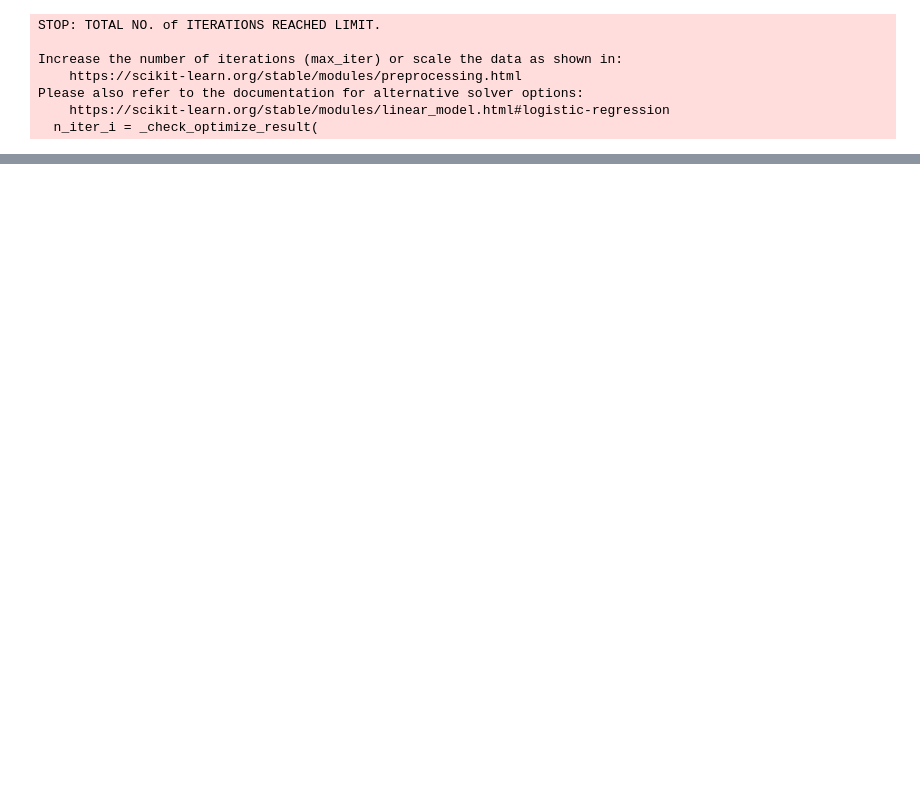
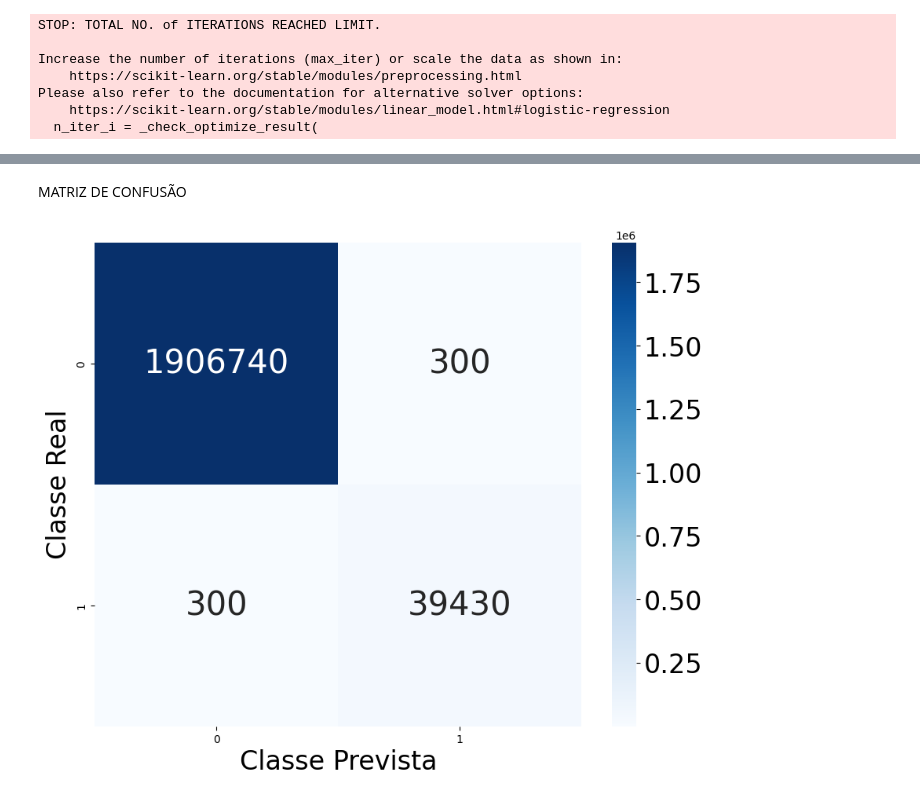
Before and after one commit to guilhermehip/previsao-patologias, a Jupyter notebook: app/notebooks/modelo-logistico-multinomial.ipynb, the cells around one changed output, grey strips where cells are left out. Cells and saved outputs as stored; diff of their text form; code cells hidden in the pictures; blank space fills up the shorter version.

```diff
--- a/app/notebooks/modelo-logistico-multinomial.ipynb
+++ b/app/notebooks/modelo-logistico-multinomial.ipynb
@@ -166,3 +246,24 @@ Please also refer to the documentation for alternative solver options:
+# %% [markdown]
+MATRIZ DE CONFUSÃO
+# %%
+mcm = multilabel_confusion_matrix(y_test, y_pred, labels = regressao_logistica.classes_)
+# Soma das matrizes de confusão
+confusion_matrix = np.sum(mcm, axis=0)
+
+# Plotar a matriz de confusão
+plt.figure(figsize=(10, 8))
+# Aumentar o tamanho dos números dentro dos quadrados do mapa de calor
+heatmap = sns.heatmap(confusion_matrix, annot=True, fmt='d', cmap='Blues', annot_kws={"fontsize": 30})
+
+plt.xlabel('Classe Prevista', fontsize=24)
+plt.ylabel('Classe Real', fontsize=24)
+
+cbar = heatmap.collections[0].colorbar
+cbar.ax.tick_params(labelsize=24)
+
+plt.show()
+# %% [output]
+[figure, added]
 # %%
 # Avaliar o desempenho do modelo
 accuracy = accuracy_score(y_test, y_pred)
```
Also changed, not shown: parts of 12 cells of this notebook, 6 other files.
